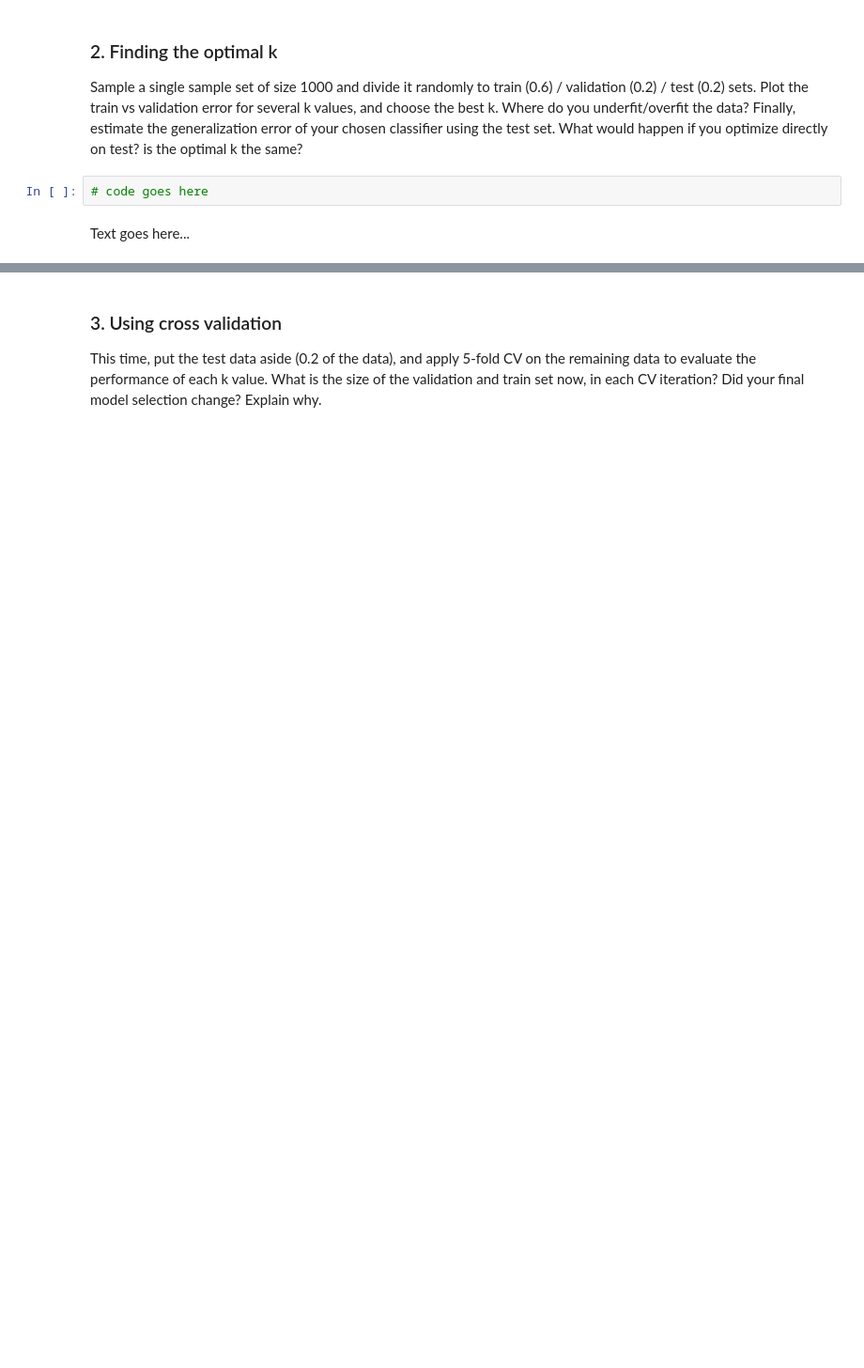
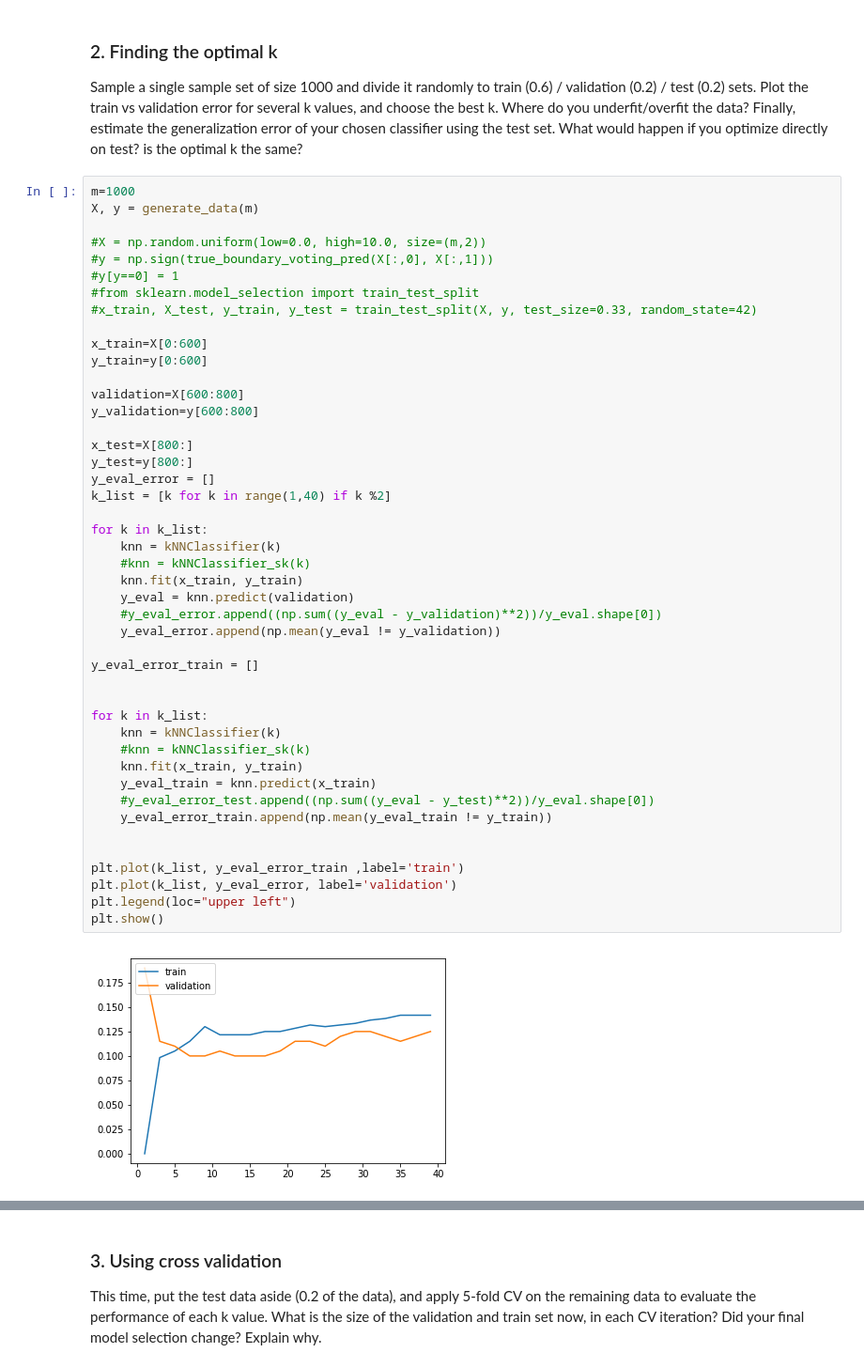
Before and after one commit to gald1017/Supervised-Learning-, a Jupyter notebook: WEEK 1/intro_ml_knn_exercise.ipynb, the cells around one changed output, grey strips where cells are left out. Shown at 94% size. Drawn from its saved outputs; the diff is of its cells as text; blank space fills up the shorter version.

```diff
--- a/WEEK 1/intro_ml_knn_exercise.ipynb
+++ b/WEEK 1/intro_ml_knn_exercise.ipynb
@@ -124,7 +201,50 @@ Text goes here...
 # %% [markdown]
 ### 2. Finding the optimal k
 Sample a single sample set of size 1000 and divide it randomly to train (0.6) / validation (0.2) / test (0.2) sets. Plot the train vs validation error for several k values, and choose the best k. Where do you underfit/overfit the data? Finally, estimate the generalization error of your chosen classifier using the test set. What would happen if you optimize directly on test? is the optimal k the same?
-# %%
-# code goes here
-# %% [markdown]
-Text goes here...
+# %%
+m=1000
+X, y = generate_data(m)
+
+#X = np.random.uniform(low=0.0, high=10.0, size=(m,2))
+#y = np.sign(true_boundary_voting_pred(X[:,0], X[:,1]))
+#y[y==0] = 1
+#from sklearn.model_selection import train_test_split
+#x_train, X_test, y_train, y_test = train_test_split(X, y, test_size=0.33, random_state=42)
+
+x_train=X[0:600]
+y_train=y[0:600]
+
+validation=X[600:800]
+y_validation=y[600:800]
+
+x_test=X[800:]
+y_test=y[800:]
+y_eval_error = []
+k_list = [k for k in range(1,40) if k %2]
+
+for k in k_list:
+    knn = kNNClassifier(k)
+    #knn = kNNClassifier_sk(k)
+    knn.fit(x_train, y_train)
+    y_eval = knn.predict(validation)
+    #y_eval_error.append((np.sum((y_eval - y_validation)**2))/y_eval.shape[0])
+    y_eval_error.append(np.mean(y_eval != y_validation))
+
+y_eval_error_train = []
+
+
+for k in k_list:
+    knn = kNNClassifier(k)
+    #knn = kNNClassifier_sk(k)
+    knn.fit(x_train, y_train)
+    y_eval_train = knn.predict(x_train)
+    #y_eval_error_test.append((np.sum((y_eval - y_test)**2))/y_eval.shape[0])
+    y_eval_error_train.append(np.mean(y_eval_train != y_train))
+
+
+plt.plot(k_list, y_eval_error_train ,label='train')
+plt.plot(k_list, y_eval_error, label='validation')
+plt.legend(loc="upper left")
+plt.show()
+# %% [output]
+[figure, added]
```
Also changed, not shown: parts of 27 cells of this notebook, 4 other files.
